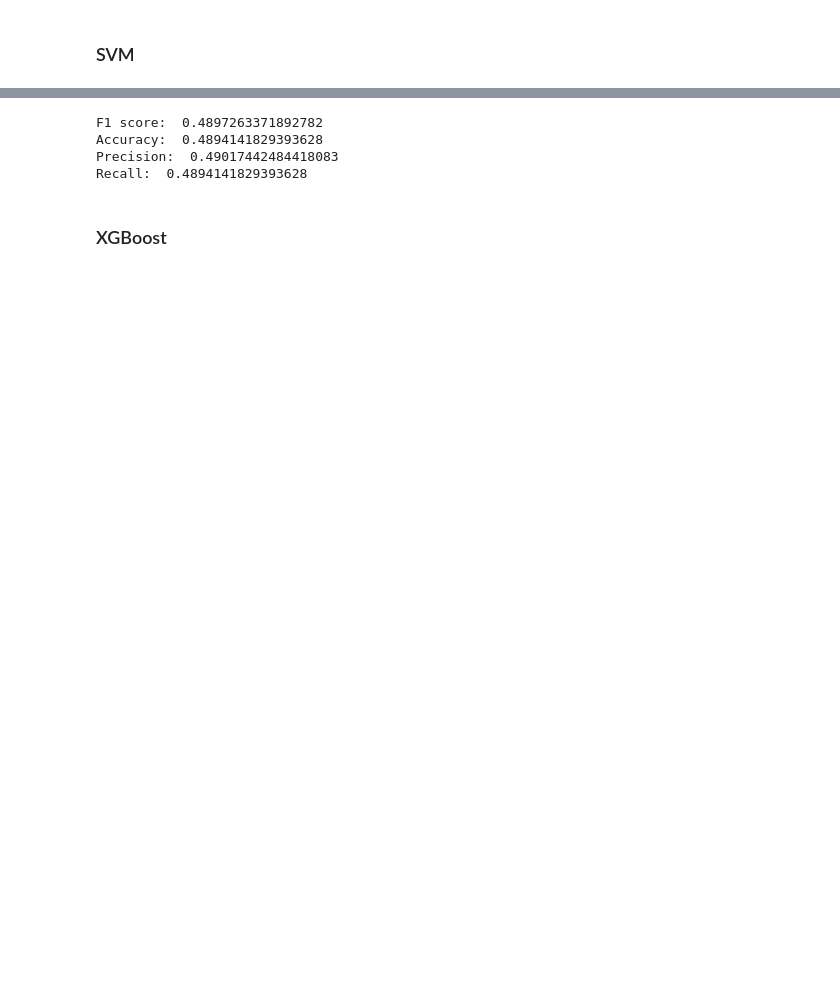
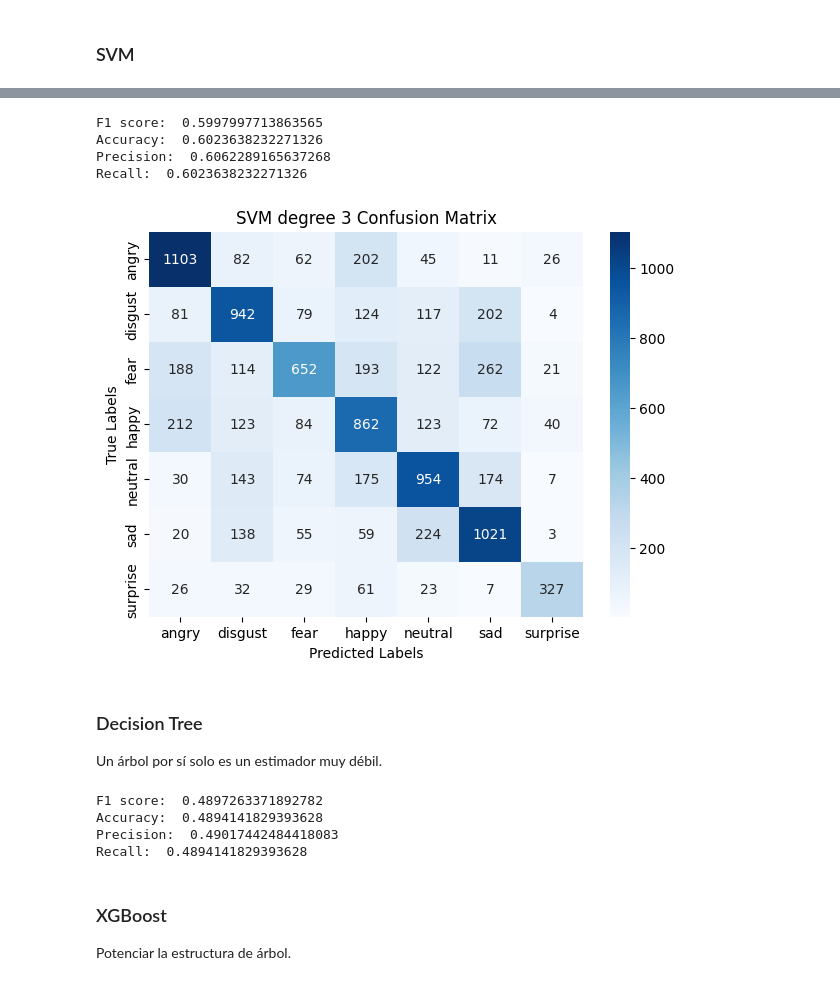
Before and after one commit to nayeli-guzman/emotion-recognition-in-speech, a Jupyter notebook: classification-without-reduction.ipynb, the cells around one changed output, grey strips where cells are left out. Drawn from its saved outputs; the diff is of its cells as text; code cells hidden in the pictures; blank space fills up the shorter version.

```diff
--- a/classification-without-reduction.ipynb
+++ b/classification-without-reduction.ipynb
@@ -253,3 +132,21 @@ Recall:  0.587667009249743
+# %%
+svm = SVC(random_state=0, kernel='rbf')
+svm.fit(X=X_train, y=y_train)
+svm_pred = svm.predict(X_test)
+
+show_metrics(y_true=y_test, y_pred=svm_pred)
+plot_confusion_matrix(y_true=y_test, y_pred=svm_pred, labels=unique_labels, title='SVM degree 3')
+# rbf
+# %% [output]
+F1 score:  0.5997997713863565
+Accuracy:  0.6023638232271326
+Precision:  0.6062289165637268
+Recall:  0.6023638232271326
+[figure, added]
+# %% [markdown]
+### Decision Tree
+
+Un árbol por sí solo es un estimador muy débil.
 # %%
 dt = DecisionTreeClassifier()
 dt = dt.fit(X_train, y_train)
@@ -261,5 +158,3 @@ F1 score:  0.4897263371892782
 Accuracy:  0.4894141829393628
 Precision:  0.49017442484418083
 Recall:  0.4894141829393628
-# %% [markdown]
-### XGBoost
@@ -272,0 +161,4 @@ y_test_num = np.array([labels_dict[elem] for elem in y_test])
+# %% [markdown]
+### XGBoost
+
+Potenciar la estructura de árbol.
```
Also changed, not shown: parts of 66 cells of this notebook, 1 other file.
